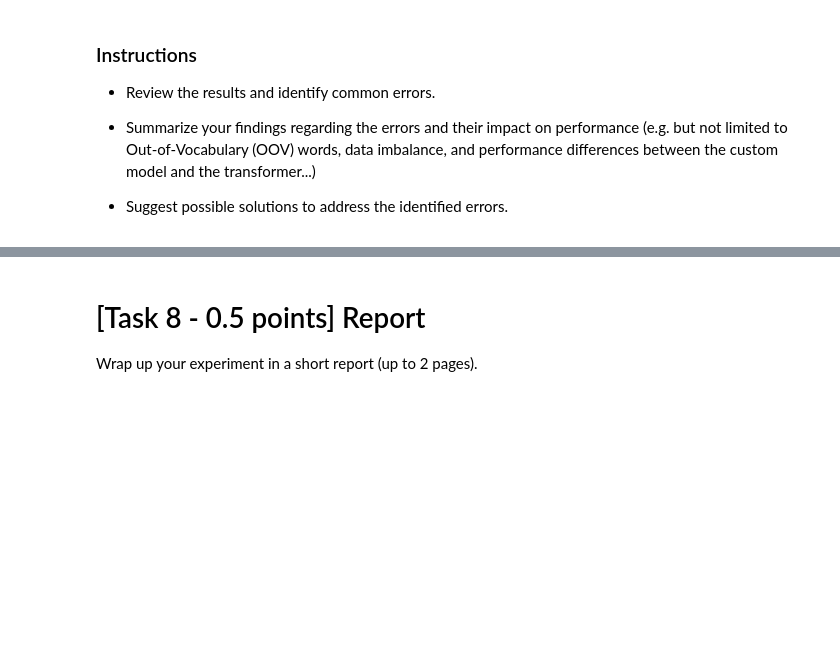
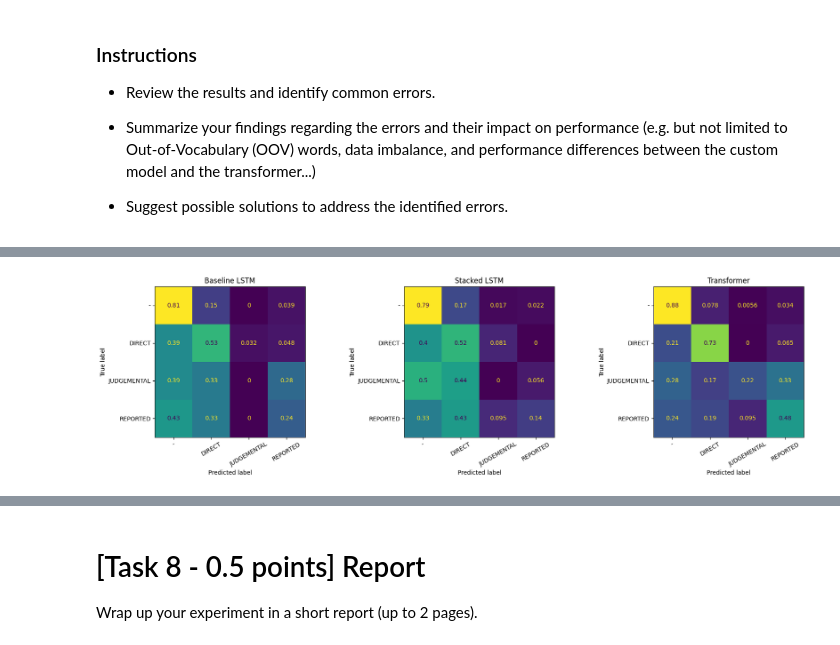
Before and after one commit to VirginiaFoschi/-NLP-2025-2026-A1, a Jupyter notebook: Assignment1-2526.ipynb, the cells around one changed output, grey strips where cells are left out. Saved outputs shown, nothing was run; the diff lists cells and outputs as text; code cells hidden in the pictures; blank space fills up the shorter version.

```diff
--- a/Assignment1-2526.ipynb
+++ b/Assignment1-2526.ipynb
@@ -1906,7 +1912,11 @@ def evaluate_model(trainer, data, compute_metrics_fn):
   predictions = np.argmax(prediction_info.predictions, axis=-1)
   labels = prediction_info.label_ids
   metrics = compute_metrics_fn([prediction_info.predictions, labels])
-  return metrics
+  return {
+      "predictions": predictions,
+      "labels": labels,
+      **metrics
+  }
 # %%
 def extract_history(log_history):
     history = {
@@ -2116,0 +2143,36 @@ After evaluating the model, perform a brief error analysis on the **test set**:
+# %%
+LABELS = sorted(label_map, key=label_map.get) # This will give ['-', 'DIRECT', 'JUDGEMENTAL', 'REPORTED']
+
+def majority_vote(preds_list):
+    # preds_list: list of 3 arrays, shape (N,)
+    # Ensure predictions are integers before passing to mode
+    stacked = np.stack(preds_list, axis=1).astype(int)  # (N, 3)
+    # stats.mode returns (mode_values, counts). We need only mode_values
+    voted, _ = stats.mode(stacked, axis=1, keepdims=True)
+    return voted.flatten()
+
+# Extract true labels (they are the same for all models/seeds on the test set)
+y_true = baseline_results['test_metrics'][0]['labels']
+
+# Extract predictions for each model and seed
+baseline_preds_list = [res['predictions'] for res in baseline_results['test_metrics']]
+stacked_preds_list = [res['predictions'] for res in stacked_results['test_metrics']]
+transformer_preds_list = [res['predictions'] for res in transformer_results['test_metrics']]
+
+# Apply majority voting
+models = {
+    "Baseline LSTM":  majority_vote(baseline_preds_list),
+    "Stacked LSTM":   majority_vote(stacked_preds_list),
+    "Transformer":    majority_vote(transformer_preds_list),
+}
+
+fig, axes = plt.subplots(1, 3, figsize=(18, 5))
+for ax, (name, preds) in zip(axes, models.items()):
+    cm = confusion_matrix(y_true, preds, normalize='true')
+    disp = ConfusionMatrixDisplay(cm, display_labels=LABELS)
+    disp.plot(ax=ax, colorbar=False, xticks_rotation=30)
+    ax.set_title(name)
+plt.tight_layout()
+plt.show()
+# %% [output]
+[figure, added]
```
Also changed, not shown: parts of 39 cells of this notebook.
